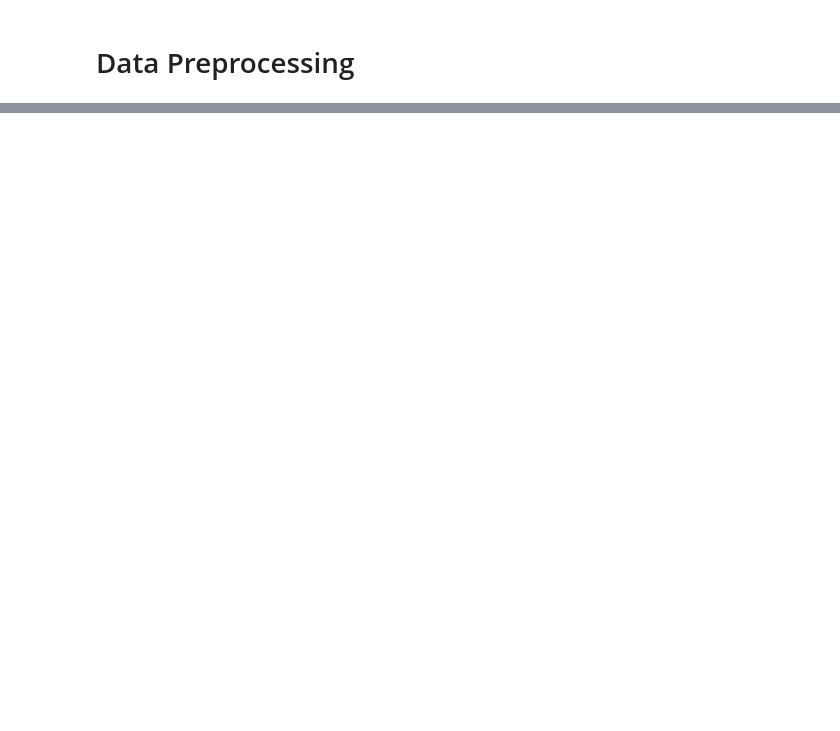
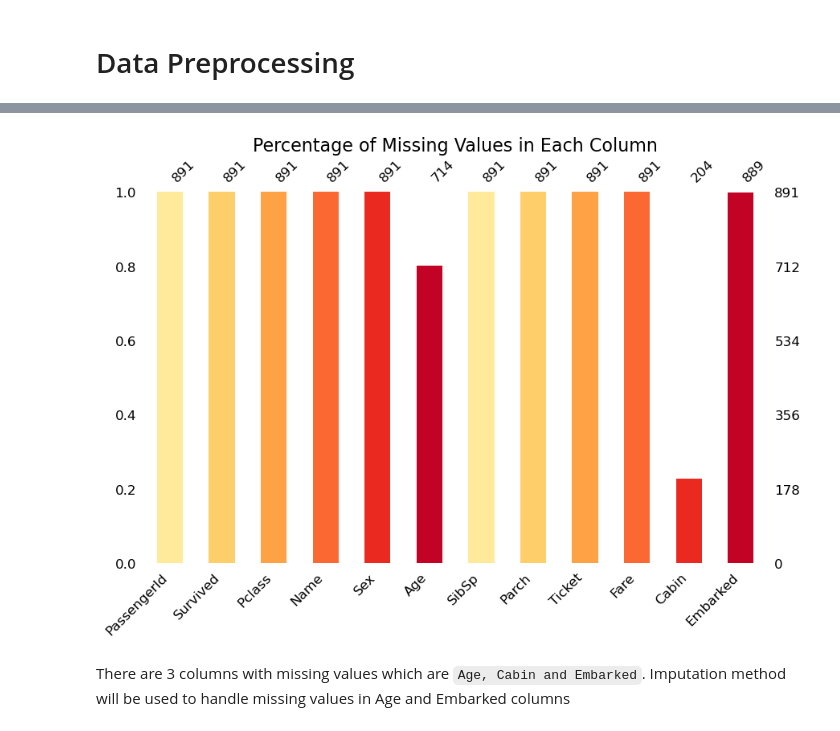
Before and after one commit to Gtindi/Codsoft, a Jupyter notebook: task1/Task1.ipynb, the cells around one changed output, grey strips where cells are left out. Drawn from its saved outputs; the diff is of its cells as text; code cells hidden in the pictures; blank space fills up the shorter version.

```diff
--- a/task1/Task1.ipynb
+++ b/task1/Task1.ipynb
@@ -237,0 +129,19 @@ IsAlone: 0.0083
+# %%
+# Visualize the missing values
+import missingno as msno
+import matplotlib.pyplot as plt
+import seaborn as sns
+
+# Set a custom color palette
+custom_palette = sns.color_palette("YlOrRd")
+
+# Plot the bar chart with the custom color palette
+msno.bar(ds, figsize=(10, 6), color=custom_palette, fontsize=12)
+
+# Add title and customize the plot
+plt.title('Percentage of Missing Values in Each Column', fontsize=16)
+plt.show()
+# %% [output]
+[figure, added]
+# %% [markdown]
+There are 3 columns with missing values which are `Age, Cabin and Embarked`. Imputation method will be used to handle missing values in Age and Embarked columns
```
Also changed, not shown: parts of 78 cells of this notebook.
